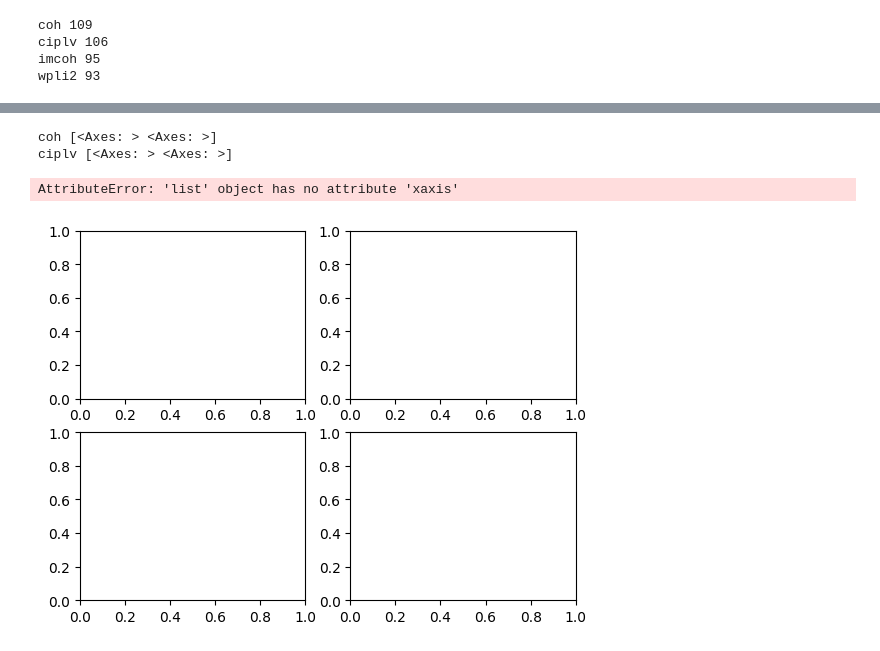
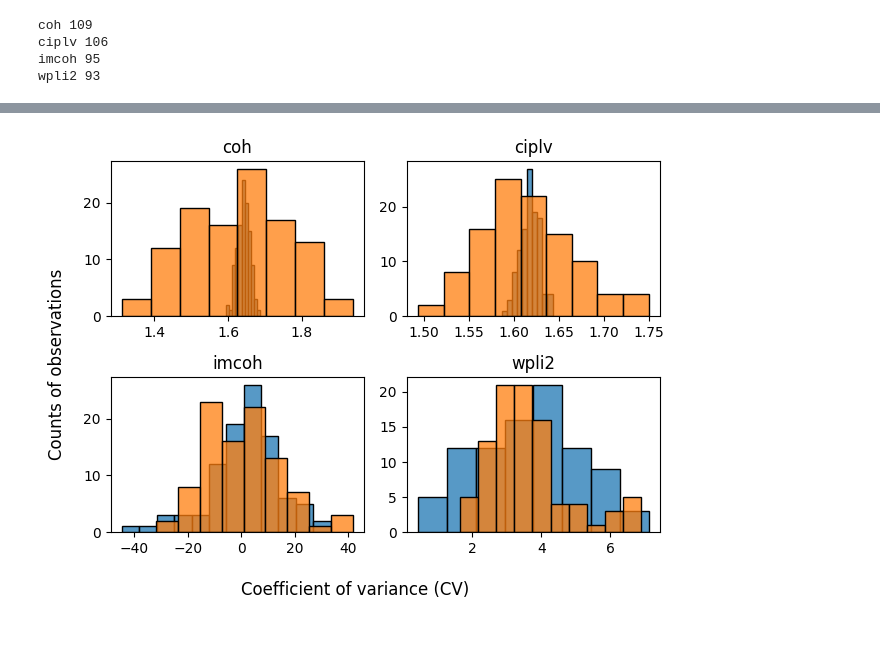
Before and after one commit to dsrishyla/Connectivity_EEG_benchmarking_manuscript, a Jupyter notebook: real_variance_functional.ipynb, the cells around one changed output, grey strips where cells are left out. Saved outputs shown, nothing was run; the diff lists cells and outputs as text; code cells hidden in the pictures.

```diff
--- a/real_variance_functional.ipynb
+++ b/real_variance_functional.ipynb
@@ -326,19 +326,23 @@ p_vals_overall
 # %%
 #EXAMINING DISTRIBUTIONS TO UNDERSTAND SIGNIFICANCE
-# %%
-for method, ax in list(zip(methods,axes)):
-    print(method,ax)
-# %% [output]
-coh [<Axes: > <Axes: >]
-ciplv [<Axes: > <Axes: >]
 # %%
 #4-panel figure to show inter vs intra differences for each method
 fig, axes = plt.subplots(2,2)
-for method, ax in list(zip(methods,[])):
-    sns.kdeplot(inter_variance_dict[method], ax=axes[ax])
-    sns.kdeplot(intra_variance_dict[method], ax=ax)
+for method, ax in list(zip(methods,axes.ravel())):
+    sns.histplot(inter_variance_dict[method], ax=ax)
+    sns.histplot(intra_variance_dict[method], ax=ax)
+    ax.set_ylabel("")
+    ax.set_title(method)
+
+fig.supxlabel('Coefficient of variance (CV)')
+fig.supylabel('Counts of observations')
+fig.tight_layout()
+
+    #Remove axes labels
+    #Add legends
+    #Add x axis label
+    #Add titles to each plot
 # %% [output]
-AttributeError: 'list' object has no attribute 'xaxis'
-[figure, old version]
+[figure, new version]
 # %%
 #1 figure to show inter variance distribution with inlaid panel
```
Also changed, not shown: parts of 7 cells of this notebook, 1 other file.
